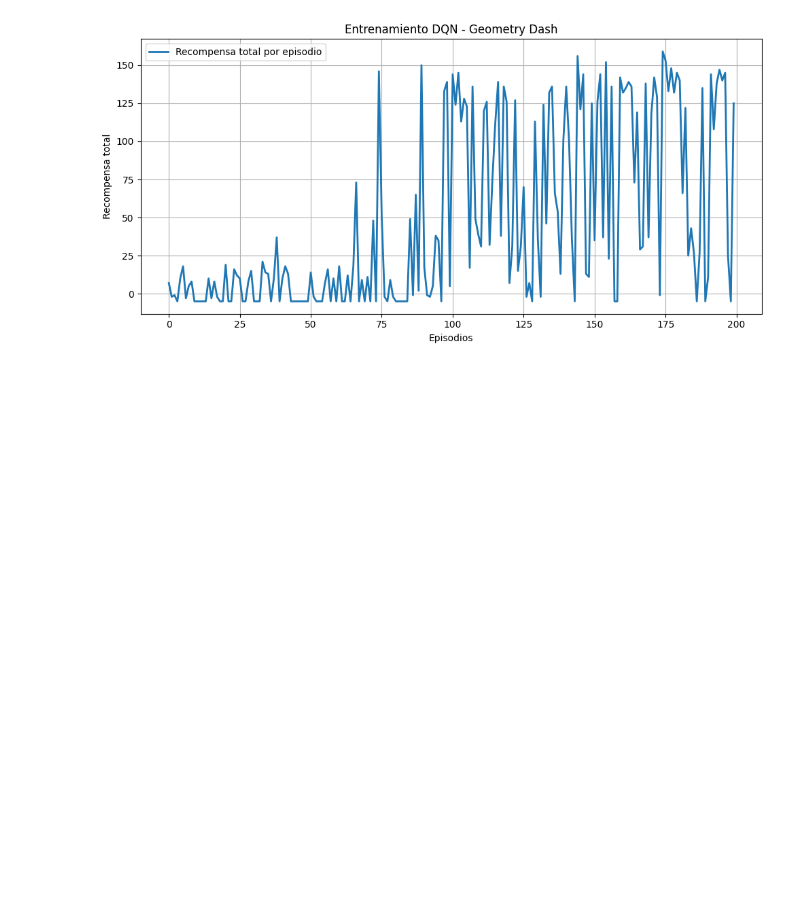
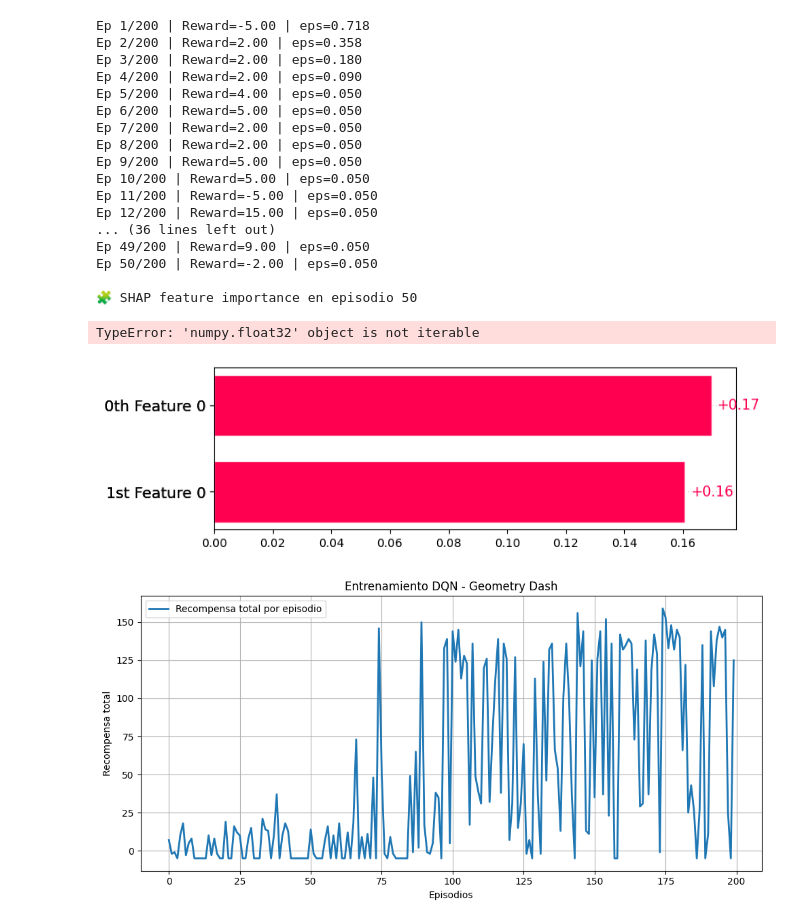
Before and after one commit to Gerax5/Deep-gd, a Jupyter notebook: train_hybrid.ipynb, the cells around one changed output. Cells and saved outputs as stored; diff of their text form; code cells hidden in the pictures; blank space fills up the shorter version.

Commit message:
feat: add hybrid 2

```diff
--- a/train_hybrid.ipynb
+++ b/train_hybrid.ipynb
@@ -18,34 +19,77 @@ fs = FrameStacker(k=stack_k, out_size=input_size, grayscale=True)
 agent = HybridAgent(state_size=len(env.get_state()), in_channels=stack_k, action_size=2, lr=1e-4)
 
 rewards_history, epsilon_history = [], []
+
+def predict_fn(state_batch):
+    visual_dummy = np.zeros((len(state_batch), stack_k, 84, 84), dtype=np.float32)
+    v = torch.from_numpy(visual_dummy).float()
+    s = torch.from_numpy(np.array(state_batch)).float()
+    with torch.no_grad():
+        q_vals = agent.model(v, s).cpu().numpy()
+    return q_vals
+
+
+background_states = np.array([env.get_state() for _ in range(50)], dtype=np.float32)
+explainer = shap.Explainer(predict_fn, background_states)
+
+shap_records = []
 
 for e in range(episodes):
     env.reset()
     first_frame = render_env(env)
     visual = fs.reset(first_frame)
     state = env.get_state()
     total_reward = 0
 
     for t in range(2000):
         action = agent.act(visual, state)
         next_state, reward, done, _ = env.step(action)
         total_reward += reward
 
         frame_next = render_env(env)
         next_visual = fs.step(frame_next)
 
         agent.remember(visual, state, action, reward, next_visual, next_state, float(done))
         agent.replay(batch_size)
 
         visual, state = next_visual, next_state
         if done:
             agent.update_target_model()
             break
 
     rewards_history.append(total_reward)
     epsilon_history.append(agent.epsilon)
     print(f"Ep {e+1}/{episodes} | Reward={total_reward:.2f} | eps={agent.epsilon:.3f}")
 
-torch.save(agent.model.state_dict(), "geometry_dqn_hybrid.pth")
-print("Modelo híbrido guardado en geometry_dqn_hybrid.pth")
+    if (e + 1) % 50 == 0:
+        sample_state = env.get_state().reshape(1, -1)
+        shap_values = explainer(sample_state)
+        shap_records.append(shap_values)
+        print("\n🧩 SHAP feature importance en episodio", e + 1)
+        # shap.plots.bar(shap_values[0], show=True)
+
+torch.save(agent.model.state_dict(), "geometry_dqn_hybrid2.pth")
+print("Modelo híbrido guardado en geometry_dqn_hybrid2.pth")
+with open("shap_values.pkl", "wb") as f:
+    pickle.dump(shap_records, f)
+# %% [output]
+Ep 1/200 | Reward=-5.00 | eps=0.718
+Ep 2/200 | Reward=2.00 | eps=0.358
+Ep 3/200 | Reward=2.00 | eps=0.180
+Ep 4/200 | Reward=2.00 | eps=0.090
+Ep 5/200 | Reward=4.00 | eps=0.050
+Ep 6/200 | Reward=5.00 | eps=0.050
+Ep 7/200 | Reward=2.00 | eps=0.050
+Ep 8/200 | Reward=2.00 | eps=0.050
+Ep 9/200 | Reward=5.00 | eps=0.050
+Ep 10/200 | Reward=5.00 | eps=0.050
+Ep 11/200 | Reward=-5.00 | eps=0.050
+Ep 12/200 | Reward=15.00 | eps=0.050
+... (36 lines left out)
+Ep 49/200 | Reward=9.00 | eps=0.050
+Ep 50/200 | Reward=-2.00 | eps=0.050
+
+🧩 SHAP feature importance en episodio 50
+TypeError: 'numpy.float32' object is not iterable
+[figure, added]
 # %%
```
Also changed, not shown: parts of 2 cells of this notebook.
